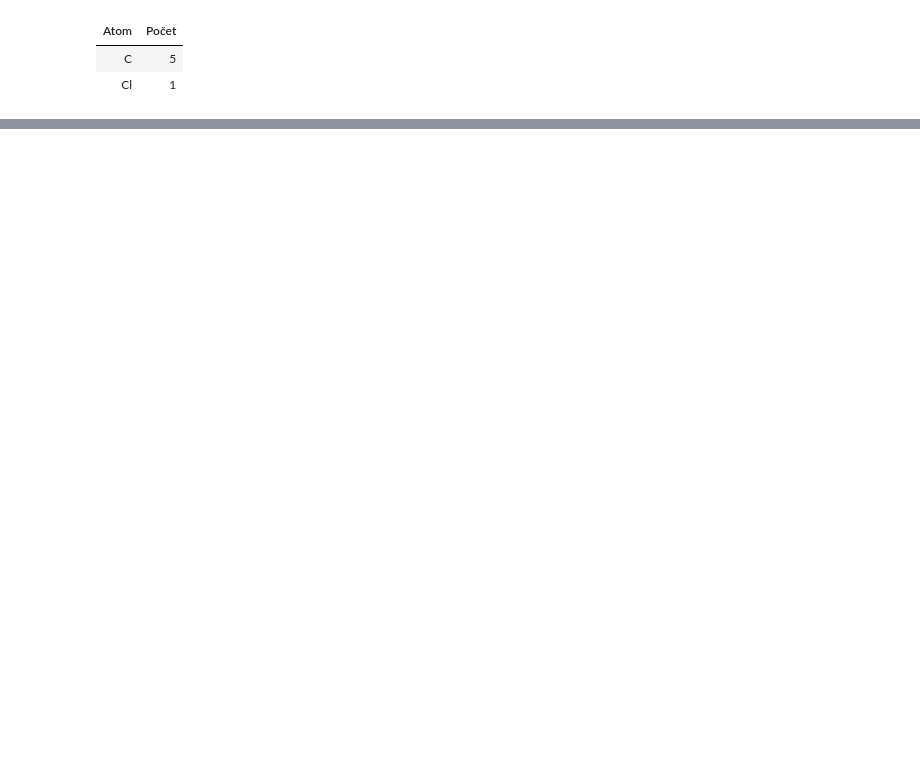
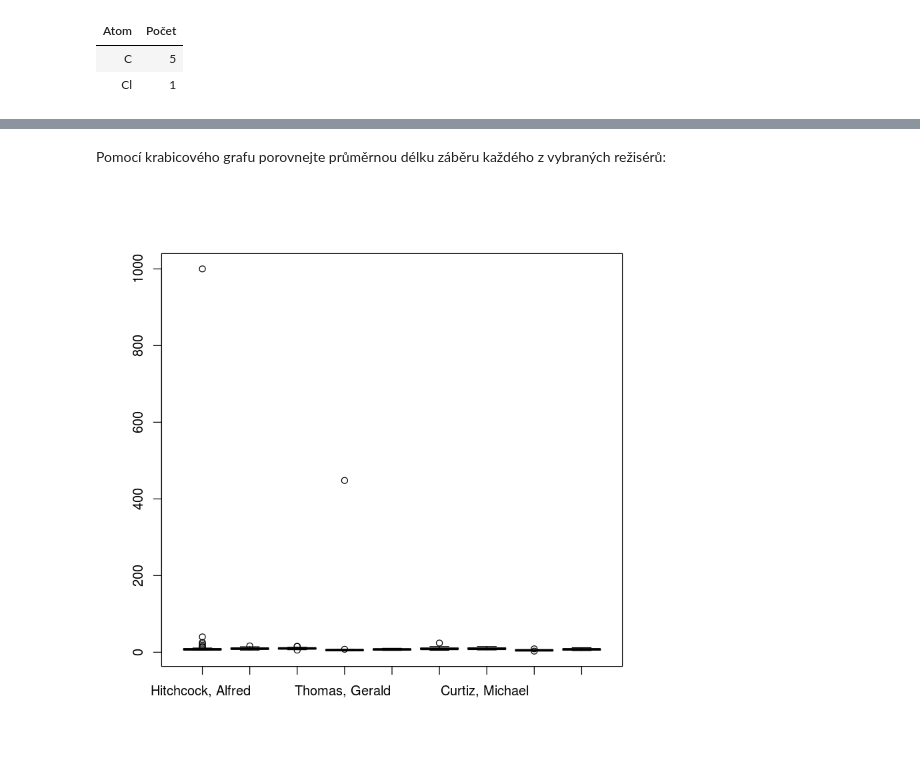
Before and after one commit to lich-uct/r_tutorial, a Jupyter notebook: procvicovani/ulohy_reseni.ipynb, the cells around one changed output, grey strips where cells are left out. Saved outputs shown, nothing was run; the diff lists cells and outputs as text; code cells hidden in the pictures; blank space fills up the shorter version.

```diff
--- a/procvicovani/ulohy_reseni.ipynb
+++ b/procvicovani/ulohy_reseni.ipynb
@@ -259,0 +268,4 @@ TODO
+# %%
+df_movies <- read.table("movie_avshotlength.csv", header = T, sep = ",", quote = '"')
+head(df_movies)
+nrow(df_movies)
@@ -259,0 +285,8 @@ TODO
+# %%
+df_directors <- as.data.frame(
+        table(df_movies["Director"])
+)
+df_directors <- df_directors[order(df_directors$Freq, decreasing = T),]
+colnames(df_directors) <- c("Director", "Movies")
+rownames(df_directors) <- NULL
+head(df_directors, 10)
@@ -259,0 +307,5 @@ TODO
+# %%
+directors_25plus <- df_directors$Director[df_directors$Movies > 25]
+sort(directors_25plus)
+df_25plus <- df_movies[df_movies$Director %in% directors_25plus,]
+head(df_25plus)
@@ -259,0 +324,7 @@ TODO
+# %% [markdown]
+Pomocí krabicového grafu porovnejte průměrnou délku záběru každého z vybraných režisérů:
+# %%
+result <- by(df_25plus, df_25plus$Director, function(x) x$ASL)
+boxplot(result[directors_25plus])
+# %% [output]
+[figure, added]
```
Also changed, not shown: parts of 24 cells of this notebook, 1 other file.
